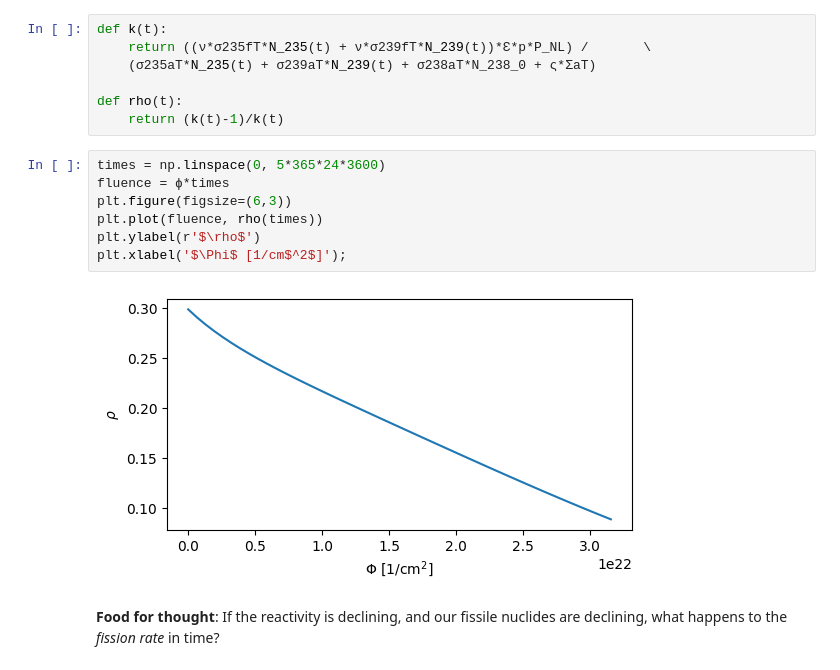
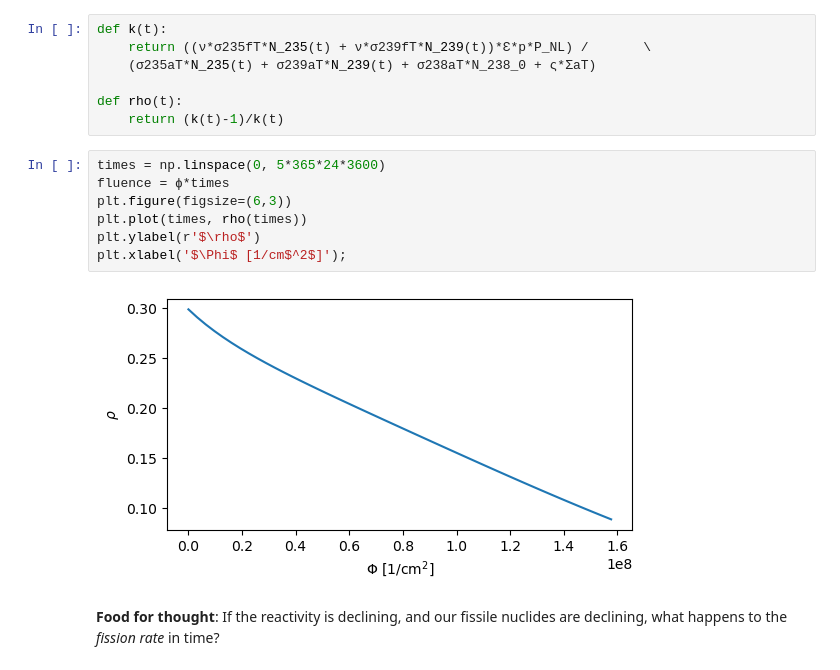
Before and after one commit to robertsj/ne630, a Jupyter notebook: notebooks/lesson_23.ipynb, the cells around one changed output. Cells and saved outputs as stored; diff of their text form.

```diff
--- a/notebooks/lesson_23.ipynb
+++ b/notebooks/lesson_23.ipynb
@@ -158,11 +222,11 @@ def rho(t):
 # %%
 times = np.linspace(0, 5*365*24*3600)
 fluence = ϕ*times
 plt.figure(figsize=(6,3))
-plt.plot(fluence, rho(times))
+plt.plot(times, rho(times))
 plt.ylabel(r'$\rho$')
 plt.xlabel('$\Phi$ [1/cm$^2$]');
 # %% [output]
-[figure, old version]
+[figure, new version]
 # %% [markdown]
 **Food for thought**: If the reactivity is declining, and our fissile nuclides are declining, what happens to the *fission rate* in time?
```
Also changed, not shown: parts of 11 cells of this notebook, 31 other files.
